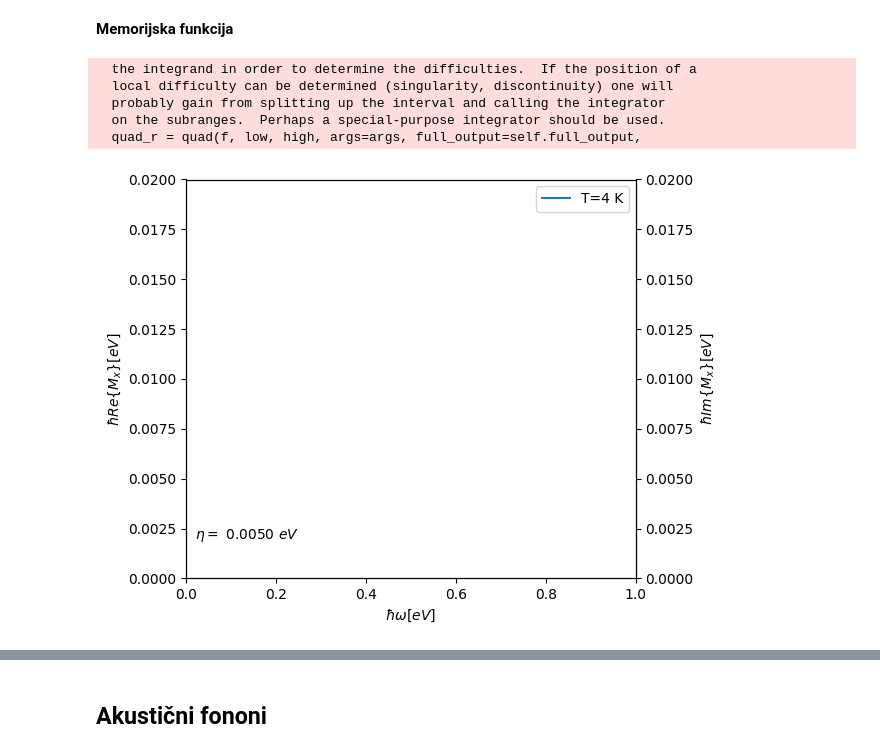
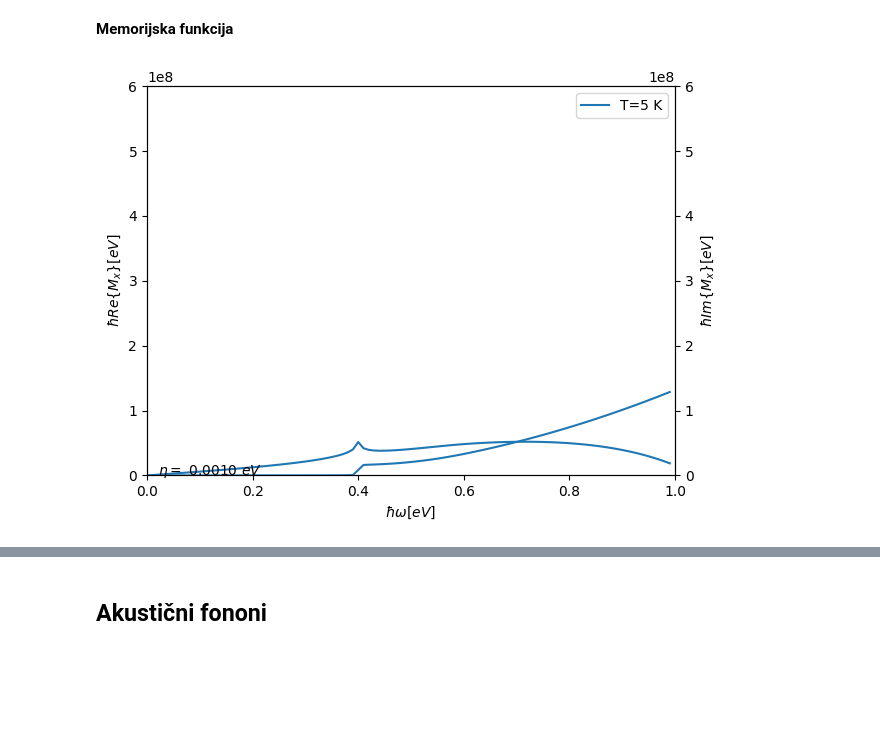
Before and after one commit to ppapac/24112024_memfn, a Jupyter notebook: MemoryDirac3D_020725.ipynb, the cells around one changed output, grey strips where cells are left out. Drawn from its saved outputs; the diff is of its cells as text; code cells hidden in the pictures; blank space fills up the shorter version.

Commit message:
07072025-w add tq integration for full memory

```diff
--- a/MemoryDirac3D_020725.ipynb
+++ b/MemoryDirac3D_020725.ipynb
@@ -24,12 +24,12 @@ pi = np.pi
 alpha_op = 0.4
 alpha_ac = 1
 hbar_w_op = 0.4
-eta_0 = 5 * 10 ** (-3)
+eta_0 = 1 * 10 ** (-3)
 M = 0.0
 Kf_20 = 0.2  # eV, Fermi at 20K
 vf = 4 * 10**5
 a = 100 ** (1 / 3) * 10 ** (-10)
-T_0 = 4
+T_0 = 5
 T_F = Kf_20 / kb
 n = 10 ^ 30
 
@@ -223,20 +223,15 @@ def mem_fn_op(ss_sum_fn, hbar_w, hbar_w_ph, u, T, eta):
         -G_op2 * integral_k / (2 * pi) ** 2 * 2 / (2 * pi) ** 2 * 2
     )  # one factor 2 for 4\pi
 # %%
-fig, *axs = setup_plot(x_lim=[0, 1], y_lim=[0, 0.02])
+fig, *axs = setup_plot(x_lim=[0, 1], y_lim=[0, 6 * 10**8])
 integrals = calculate_integral_points(
     mem_fn_op, ss_sum_real, ss_sum_imag, hbar_w_op, T=T_0
 )
-arrays_to_csv(ws_0, integrals[0], f"op, real, T=20K, eta={eta_0}eV")
-arrays_to_csv(ws_0, integrals[1], f"op, imag, T=20K, eta={eta_0}eV")
+arrays_to_csv(ws_0, integrals[0], f"op, real, T={T_0}K, eta={eta_0}eV")
+arrays_to_csv(ws_0, integrals[1], f"op, imag, T={T_0}K, eta={eta_0}eV")
 plot_real_and_imag_result(*axs, *integrals, T=T_0)
 axs[0].legend(loc="best")
 fig.tight_layout()
 # %% [output]
-  the integrand in order to determine the difficulties.  If the position of a
-  local difficulty can be determined (singularity, discontinuity) one will
-  probably gain from splitting up the interval and calling the integrator
-  on the subranges.  Perhaps a special-purpose integrator should be used.
-  quad_r = quad(f, low, high, args=args, full_output=self.full_output,
-[figure, old version]
+[figure, new version]
 # %%
```
Also changed, not shown: parts of 4 cells of this notebook, 14 other files.
